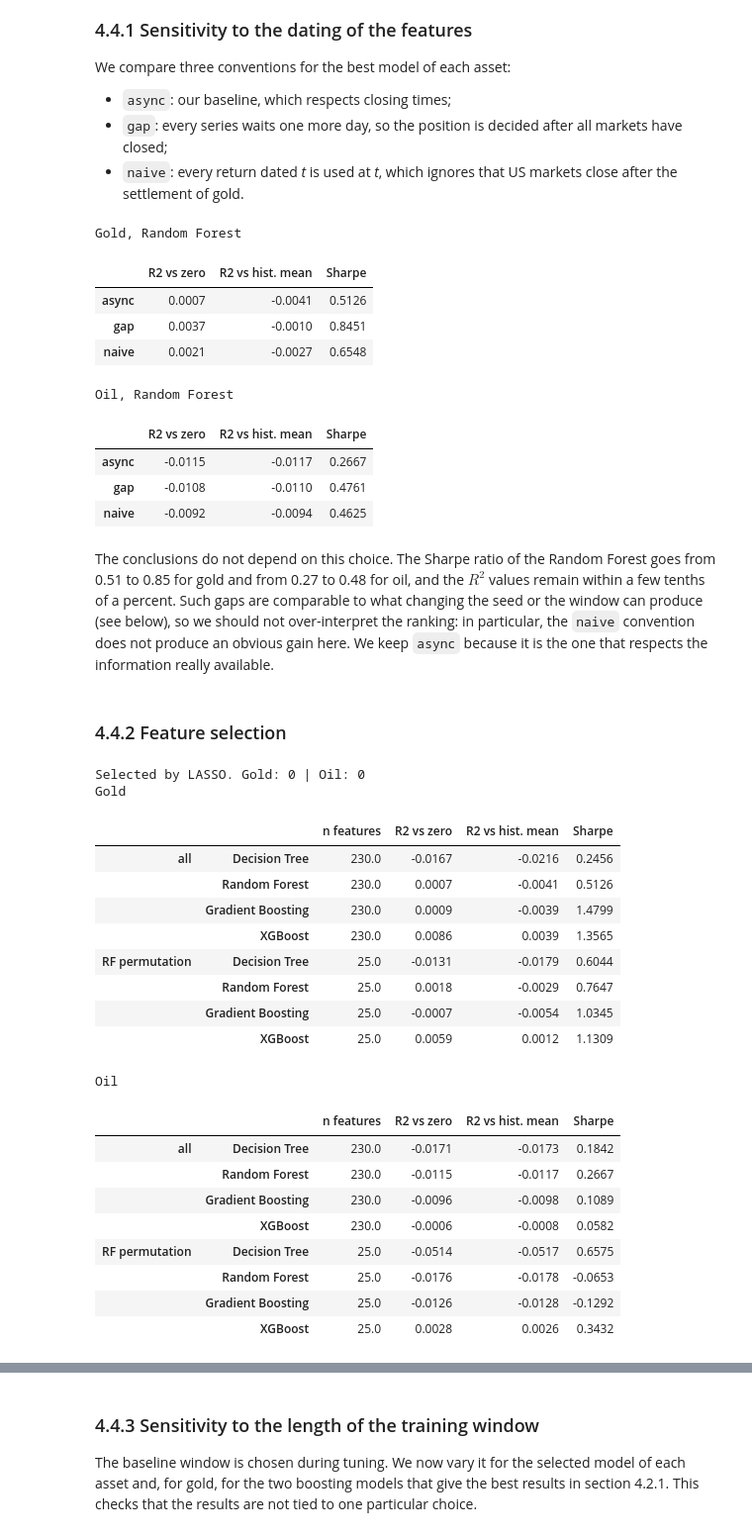
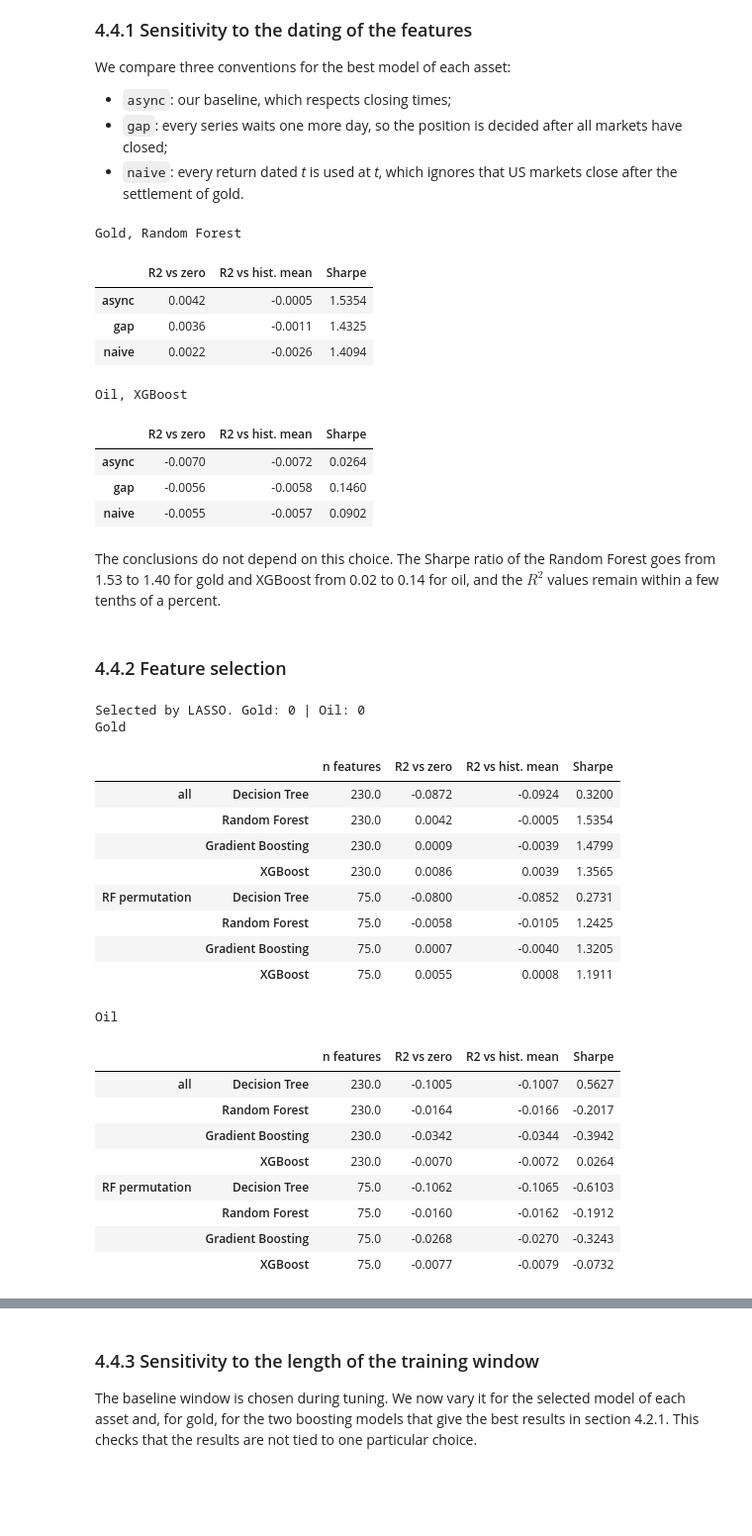
Before and after one commit to phounkpe2004/ML-for-Trading-ENSAE-3A, a Jupyter notebook: DJIEMON_YOUMBI_HOUNKPE_ML.ipynb, the cells around one changed output, grey strips where cells are left out. Shown at 99% size. Cells and saved outputs as stored; diff of their text form; code cells hidden in the pictures; blank space fills up the shorter version.

```diff
--- a/DJIEMON_YOUMBI_HOUNKPE_ML.ipynb
+++ b/DJIEMON_YOUMBI_HOUNKPE_ML.ipynb
@@ -461,7 +459,7 @@ COT_GROUPS = {
     "nonrept": ("nonrept_positions_long_all", "nonrept_positions_short_all"),
 }
 
-def load_cot(start_date: str = "2011-01-01") -> pd.DataFrame:
+def load_cot(start_date: str = "2011-01-01", end_date: str="2026-10-06") -> pd.DataFrame: # This function to fetch COT was written by Claude
 
     columns = [
         "cftc_contract_market_code",
@@ -474,7 +472,7 @@ def load_cot(start_date: str = "2011-01-01") -> pd.DataFrame:
         "$select": ",".join(columns),
         "$where": (
             "cftc_contract_market_code IN ('088691', '067651') "
-            f"AND report_date_as_yyyy_mm_dd >= '{start_date}'"
+            f"AND report_date_as_yyyy_mm_dd >= '{start_date}' AND report_date_as_yyyy_mm_dd <= '{end_date}'"
         ),
         "$order": "report_date_as_yyyy_mm_dd ASC",
         "$limit": 50000,
@@ -1750,16 +1750,16 @@ display(timing_sensitivity("oil", best_models_oil[best_name_oil], best_windows_o
 # %% [output]
 Gold, Random Forest
 |  | R2 vs zero | R2 vs hist. mean | Sharpe |
-| async | 0.0007 | -0.0041 | 0.5126 |
-| gap | 0.0037 | -0.0010 | 0.8451 |
-| naive | 0.0021 | -0.0027 | 0.6548 |
+| async | 0.0042 | -0.0005 | 1.5354 |
+| gap | 0.0036 | -0.0011 | 1.4325 |
+| naive | 0.0022 | -0.0026 | 1.4094 |
-Oil, Random Forest
+Oil, XGBoost
 |  | R2 vs zero | R2 vs hist. mean | Sharpe |
-| async | -0.0115 | -0.0117 | 0.2667 |
-| gap | -0.0108 | -0.0110 | 0.4761 |
-| naive | -0.0092 | -0.0094 | 0.4625 |
+| async | -0.0070 | -0.0072 | 0.0264 |
+| gap | -0.0056 | -0.0058 | 0.1460 |
+| naive | -0.0055 | -0.0057 | 0.0902 |
 # %% [markdown]
-The conclusions do not depend on this choice. The Sharpe ratio of the Random Forest goes from 0.51 to 0.85 for gold and from 0.27 to 0.48 for oil, and the $R^2$ values remain within a few tenths of a percent. Such gaps are comparable to what changing the seed or the window can produce (see below), so we should not over-interpret the ranking: in particular, the `naive` convention does not produce an obvious gain here. We keep `async` because it is the one that respects the information really available.
+The conclusions do not depend on this choice. The Sharpe ratio of the Random Forest goes from 1.53 to 1.40 for gold and XGBoost from 0.02 to 0.14 for oil, and the $R^2$ values remain within a few tenths of a percent.
 # %% [markdown]
 ### 4.4.2 Feature selection
 # %%
@@ -1768,49 +1768,49 @@ def selection_summary(features, target, ret, best_models, best_windows, selected
     for spec, columns in selected.items():
         for name, model in best_models.items():
             bt = run_backtest(features[columns], target, ret, model, best_windows[name])
             rows[(spec, name)] = {"n features": len(columns), **forecast_metrics(bt, target, ret), "Sharpe": sharpe_ratio(bt.pnl_)}
     return pd.DataFrame(rows).T.round(4)
 
 selected_gold = {
     "all": features_gold.columns.to_list(),
-    "RF permutation": features_selector_rf(best_models_gold["Random Forest"], X_tune_gold, y_tune_gold, n_features=25),
+    "RF permutation": features_selector_rf(best_models_gold["Random Forest"], X_tune_gold, y_tune_gold, n_features=75),
     "LASSO": features_selector_lasso(X_tune_gold, y_tune_gold),
 }
 selected_oil = {
     "all": features_oil.columns.to_list(),
-    "RF permutation": features_selector_rf(best_models_oil["Random Forest"], X_tune_oil, y_tune_oil, n_features=25),
+    "RF permutation": features_selector_rf(best_models_oil["Random Forest"], X_tune_oil, y_tune_oil, n_features=75),
     "LASSO": features_selector_lasso(X_tune_oil, y_tune_oil),
 }
 selected_gold = {k: v for k, v in selected_gold.items() if len(v) > 0}
 selected_oil = {k: v for k, v in selected_oil.items() if len(v) > 0}
 print("Selected by LASSO. Gold:", len(selected_gold.get("LASSO", [])), "| Oil:", len(selected_oil.get("LASSO", [])))
 
 print("Gold")
 display(selection_summary(features_gold, target_gold, ret_gold, best_models_gold, best_windows_gold, selected_gold))
 print("Oil")
 display(selection_summary(features_oil, target_oil, ret_oil, best_models_oil, best_windows_oil, selected_oil))
 # %% [output]
 Selected by LASSO. Gold: 0 | Oil: 0
 Gold
 |  |  | n features | R2 vs zero | R2 vs hist. mean | Sharpe |
-| all | Decision Tree | 230.0 | -0.0167 | -0.0216 | 0.2456 |
-|  | Random Forest | 230.0 | 0.0007 | -0.0041 | 0.5126 |
+| all | Decision Tree | 230.0 | -0.0872 | -0.0924 | 0.3200 |
+|  | Random Forest | 230.0 | 0.0042 | -0.0005 | 1.5354 |
 |  | Gradient Boosting | 230.0 | 0.0009 | -0.0039 | 1.4799 |
 |  | XGBoost | 230.0 | 0.0086 | 0.0039 | 1.3565 |
-| RF permutation | Decision Tree | 25.0 | -0.0131 | -0.0179 | 0.6044 |
-|  | Random Forest | 25.0 | 0.0018 | -0.0029 | 0.7647 |
-|  | Gradient Boosting | 25.0 | -0.0007 | -0.0054 | 1.0345 |
-|  | XGBoost | 25.0 | 0.0059 | 0.0012 | 1.1309 |
+| RF permutation | Decision Tree | 75.0 | -0.0800 | -0.0852 | 0.2731 |
+|  | Random Forest | 75.0 | -0.0058 | -0.0105 | 1.2425 |
+|  | Gradient Boosting | 75.0 | 0.0007 | -0.0040 | 1.3205 |
+|  | XGBoost | 75.0 | 0.0055 | 0.0008 | 1.1911 |
 Oil
 |  |  | n features | R2 vs zero | R2 vs hist. mean | Sharpe |
-| all | Decision Tree | 230.0 | -0.0171 | -0.0173 | 0.1842 |
-|  | Random Forest | 230.0 | -0.0115 | -0.0117 | 0.2667 |
-|  | Gradient Boosting | 230.0 | -0.0096 | -0.0098 | 0.1089 |
-|  | XGBoost | 230.0 | -0.0006 | -0.0008 | 0.0582 |
-| RF permutation | Decision Tree | 25.0 | -0.0514 | -0.0517 | 0.6575 |
-|  | Random Forest | 25.0 | -0.0176 | -0.0178 | -0.0653 |
-|  | Gradient Boosting | 25.0 | -0.0126 | -0.0128 | -0.1292 |
-|  | XGBoost | 25.0 | 0.0028 | 0.0026 | 0.3432 |
+| all | Decision Tree | 230.0 | -0.1005 | -0.1007 | 0.5627 |
+|  | Random Forest | 230.0 | -0.0164 | -0.0166 | -0.2017 |
+|  | Gradient Boosting | 230.0 | -0.0342 | -0.0344 | -0.3942 |
+|  | XGBoost | 230.0 | -0.0070 | -0.0072 | 0.0264 |
+| RF permutation | Decision Tree | 75.0 | -0.1062 | -0.1065 | -0.6103 |
+|  | Random Forest | 75.0 | -0.0160 | -0.0162 | -0.1912 |
+|  | Gradient Boosting | 75.0 | -0.0268 | -0.0270 | -0.3243 |
+|  | XGBoost | 75.0 | -0.0077 | -0.0079 | -0.0732 |
 # %% [markdown]
 **LASSO selects no variable at all**, for either asset. With a cross-validation that respects time, the best penalty sets all coefficients to zero, which again means that no linear combination of the predictors beats a constant forecast. The LASSO results therefore reduce to the row using all the features.
 
```
Also changed, not shown: parts of 20 cells of this notebook.
